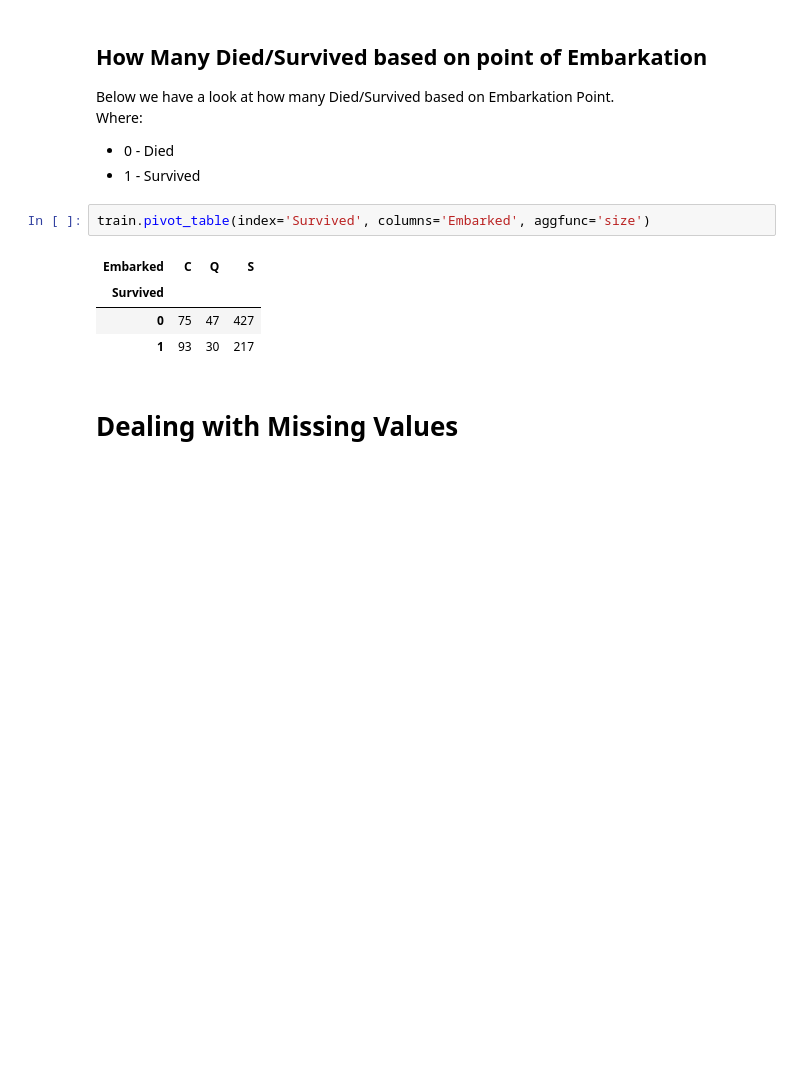
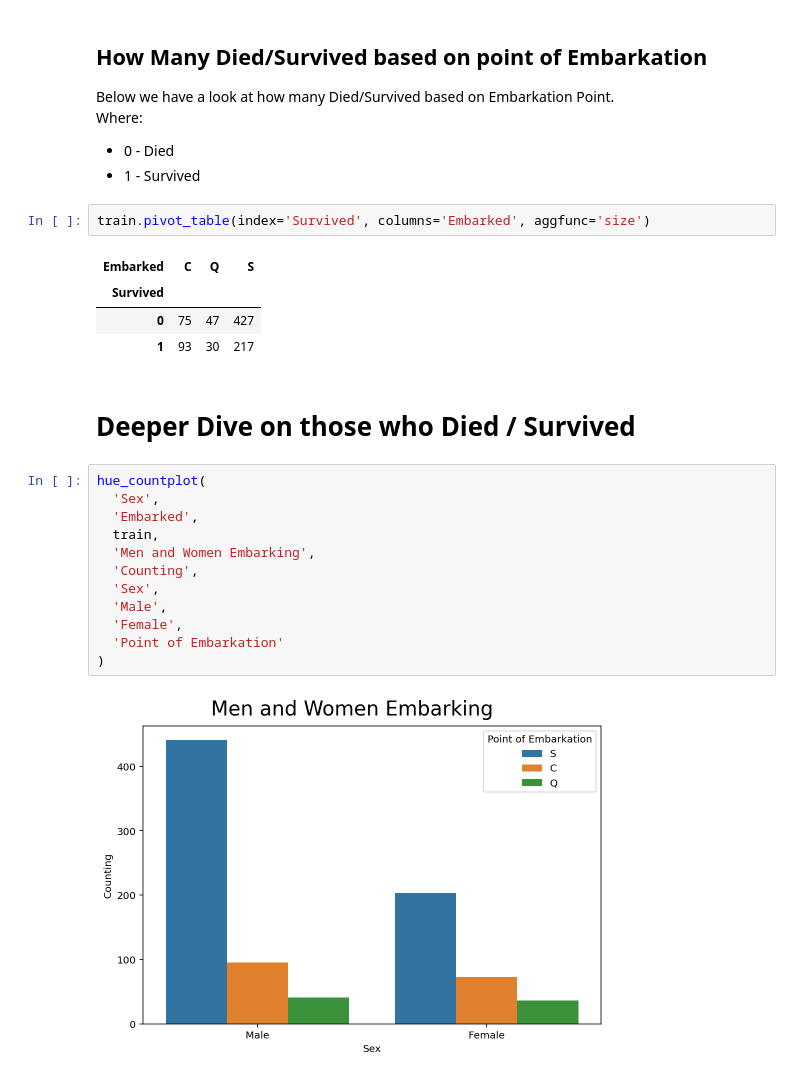
Before and after one commit to nizarhamood/Titanic, a Jupyter notebook: titanic.ipynb, the cells around one changed output. Cells and saved outputs as stored; diff of their text form; blank space fills up the shorter version.

```diff
--- a/titanic.ipynb
+++ b/titanic.ipynb
@@ -457,5 +517,19 @@ train.pivot_table(index='Survived', columns='Embarked', aggfunc='size')
 | Survived |  |  |  |
 | 0 | 75 | 47 | 427 |
 | 1 | 93 | 30 | 217 |
-# %% [markdown]
-# Dealing with Missing Values
+# %% [markdown]
+# Deeper Dive on those who Died / Survived
+# %%
+hue_countplot(
+  'Sex',
+  'Embarked',
+  train,
+  'Men and Women Embarking',
+  'Counting',
+  'Sex',
+  'Male',
+  'Female',
+  'Point of Embarkation'
+)
+# %% [output]
+[figure, added]
```
Also changed, not shown: parts of 7 cells of this notebook, 3 other files.
